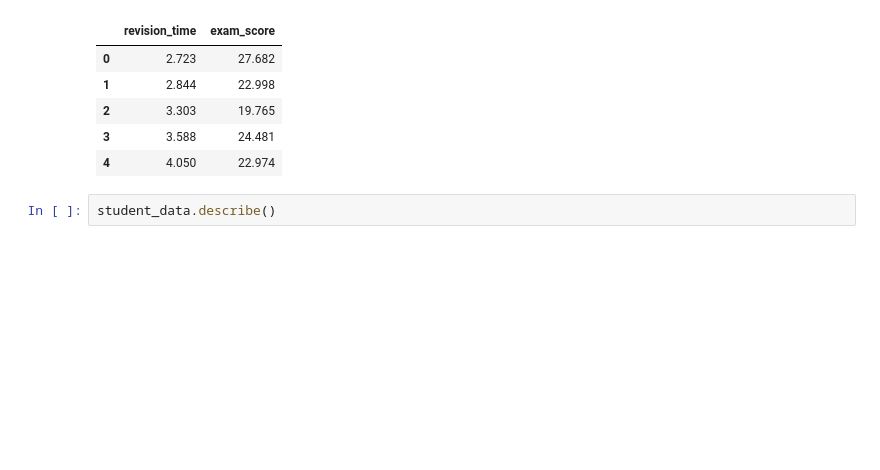
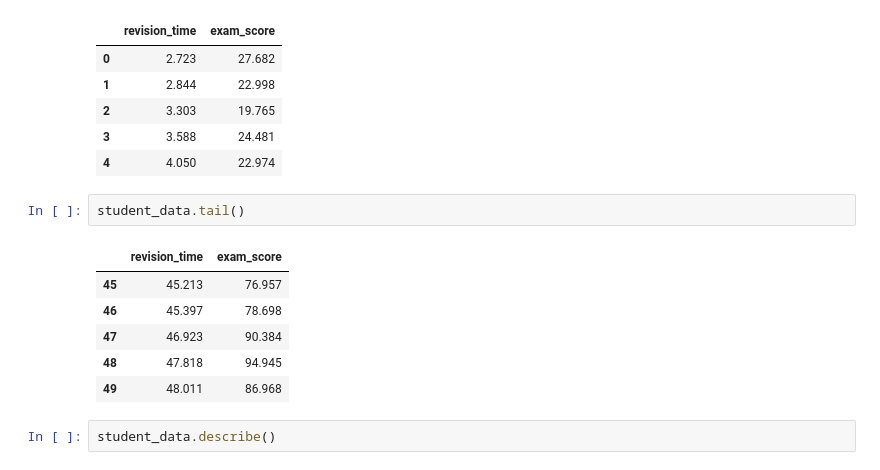
Before and after one commit to larswe/introductory-applied-machine-learning, a Jupyter notebook: Coursework 1/Untitled.ipynb, the cells around one changed output. Drawn from its saved outputs; the diff is of its cells as text; blank space fills up the shorter version.

```diff
--- a/Coursework 1/Untitled.ipynb
+++ b/Coursework 1/Untitled.ipynb
@@ -26,6 +26,15 @@ student_data.head(5)
 | 2 | 3.303 | 19.765 |
 | 3 | 3.588 | 24.481 |
 | 4 | 4.050 | 22.974 |
+# %%
+student_data.tail()
+# %% [output]
+|  | revision_time | exam_score |
+| 45 | 45.213 | 76.957 |
+| 46 | 45.397 | 78.698 |
+| 47 | 46.923 | 90.384 |
+| 48 | 47.818 | 94.945 |
+| 49 | 48.011 | 86.968 |
 # %%
 student_data.describe()
 # %% [output]
```
Also changed, not shown: parts of 13 cells of this notebook, 4 other files.
